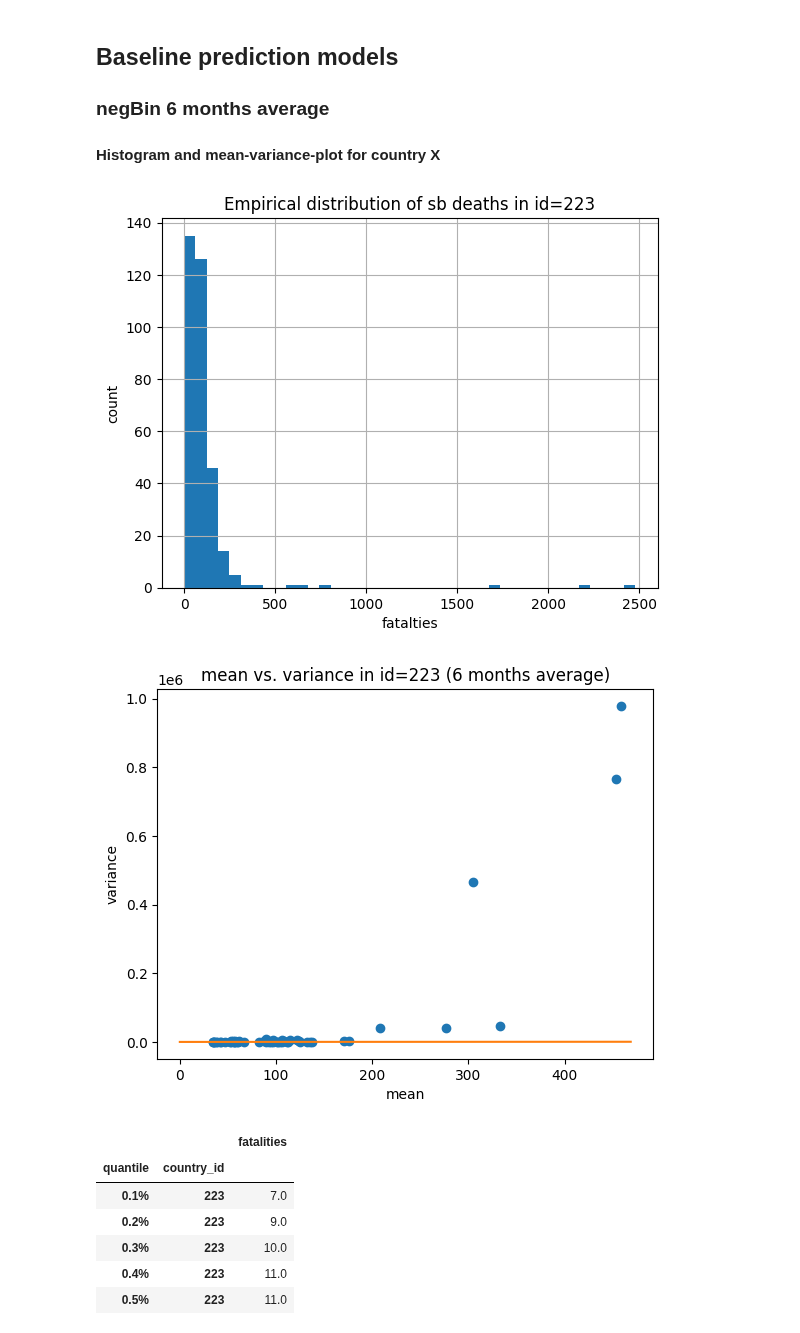
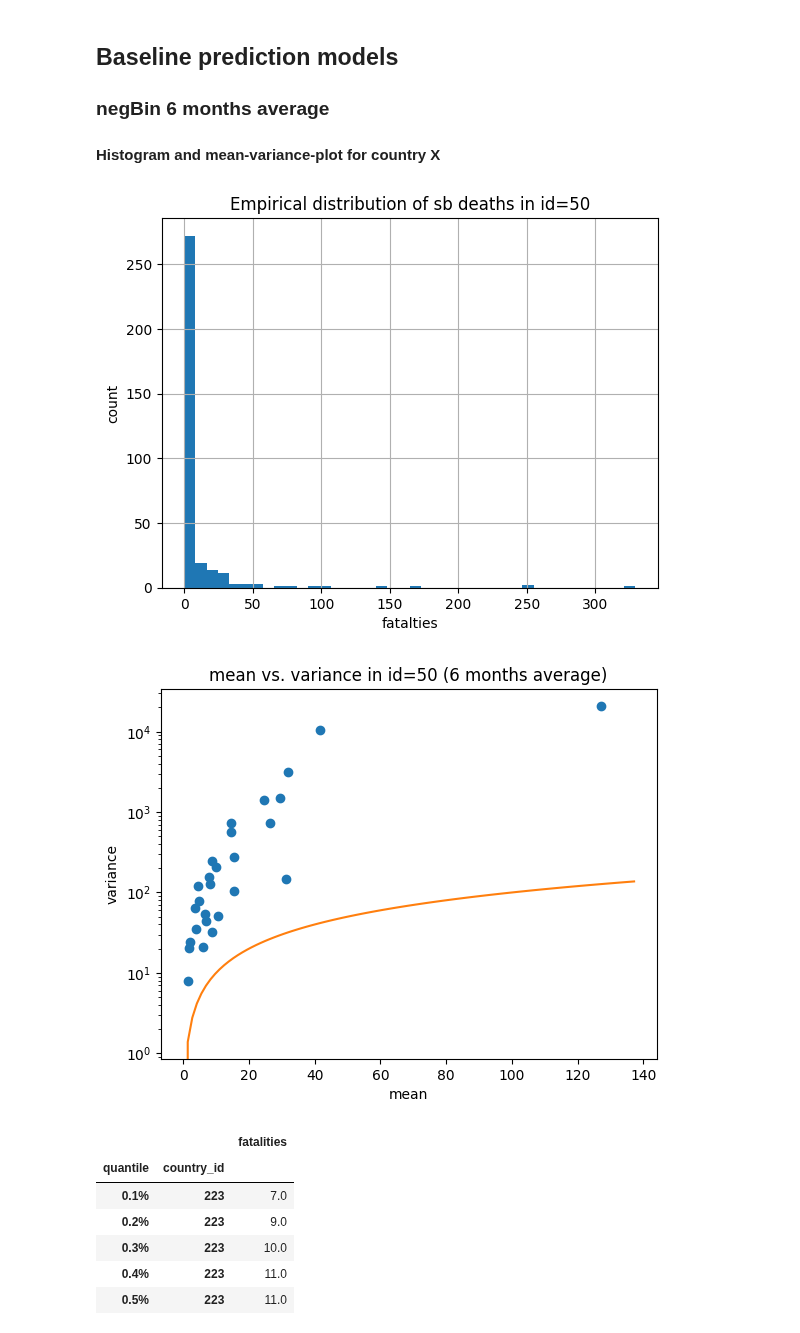
Before and after one commit to toboden/ConflictPredProbabilistic, a Jupyter notebook: old_code/firstModels.ipynb, the cells around one changed output. Drawn from its saved outputs; the diff is of its cells as text; code cells hidden in the pictures.

```diff
--- a/old_code/firstModels.ipynb
+++ b/old_code/firstModels.ipynb
@@ -231,7 +231,7 @@ Dataframe with the number of nonzero months
 #### Histogram and mean-variance-plot for country X
 # %%
 # set country
-country_id = 223 #223, 133, 145, 28, 67, 96, 60, 149, 65
+country_id = 50 #223, 133, 145, 28, 67, 96, 60, 149, 65
 
 # histogram
 grouped_features.get_group(country_id).loc[:,'ged_sb'].hist(bins=40)
@@ -250,35 +250,36 @@ ged_sb_index = df_months_dropped.columns.get_loc('ged_sb')
 
 for index , chunk in enumerate(np.array_split(df_months_dropped, len(df_months_dropped)//monthGroupBy)):
     mean_var_list.append({'mu':chunk.iloc[:,ged_sb_index].mean(),
                          'sd_sqd':chunk.iloc[:,ged_sb_index].var(),
                          'month_group':index})
 
 # sort data regarding 'mu' (ascending)
 mean_var_list = sorted(mean_var_list, key=lambda x: x['mu'])
 
 # extract 'mu' und 'sd' in separate arrays
 mus = [d['mu'] for d in mean_var_list]
 sds = [d['sd_sqd'] for d in mean_var_list]
 
 # origin straight
 x = np.linspace(0, max(mus) + 10, 100)
 y = x
 
 # plot data and origin straight
 fig, ax = plt.subplots()
 ax.plot(mus, sds, 'o')
 ax.plot(x, y, '-')
 
 # show plot
 """ plt.title('moving average over ' + str(monthGroupBy) + ' months', fontsize=8)
 plt.suptitle('Pairs of mean and variance in id=' + str(country_id), y=1, fontsize=10) """
+plt.yscale('log')
 plt.title('mean vs. variance in id=' + str(country_id) + ' (' + str(monthGroupBy) + ' months average)')
 plt.xlabel('mean')
 plt.ylabel('variance')
 plt.show()
 # %% [output]
-[figure, old version]
+[figure, new version]
-[figure, old version]
+[figure, new version]
 # %%
 # negative binomial distribution for the country defined in the upper codeblock
 NB_quantile_dict = {'quantile':[],'country_id':0, 'fatalities':[]}
```
Also changed, not shown: parts of 1 cell of this notebook, 9 other files.
